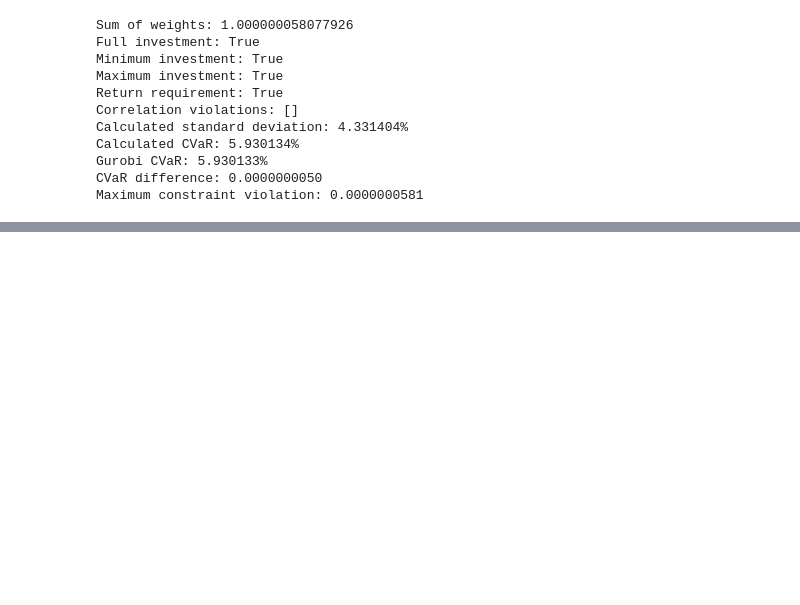
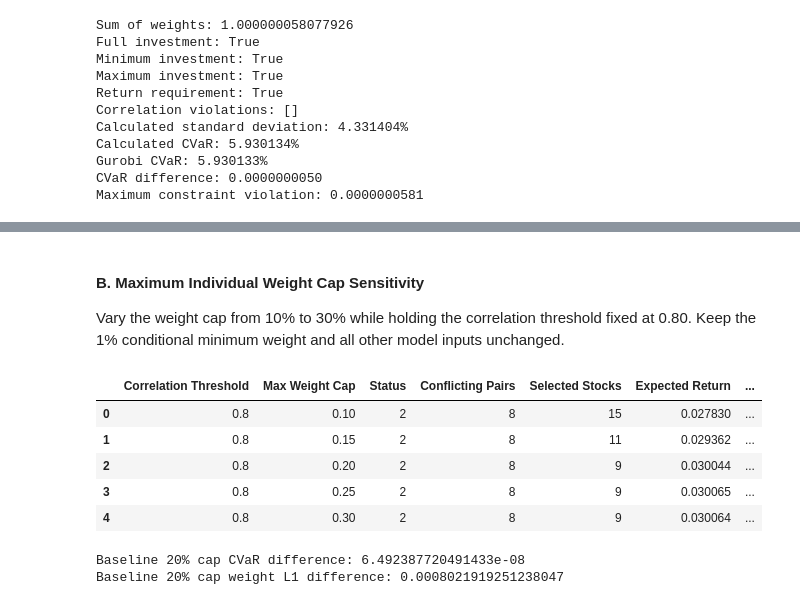
Before and after one commit to ma-benjamin/IEOR4004-Optimization-Project, a Jupyter notebook: model.ipynb, the cells around one changed output, grey strips where cells are left out. Drawn from its saved outputs; the diff is of its cells as text; code cells hidden in the pictures; blank space fills up the shorter version.

```diff
--- a/model.ipynb
+++ b/model.ipynb
@@ -381,0 +490,31 @@ Maximum constraint violation: 0.0000000581
+# %% [markdown]
+#### B. Maximum Individual Weight Cap Sensitivity
+
+Vary the weight cap from 10% to 30% while holding the correlation threshold fixed at 0.80. Keep the 1% conditional minimum weight and all other model inputs unchanged.
+# %%
+caps = [0.10, 0.15, 0.20, 0.25, 0.30]
+cap_rows, cap_weights = [], {}
+for cap in caps:
+    result, new_weights = solve_policy(correlation_threshold=0.80, weight_cap=cap)
+    cap_rows.append(result)
+    cap_weights[cap] = new_weights
+
+cap_df = pd.DataFrame(cap_rows)
+display(cap_df)
+cap_df.to_csv("weight_cap_sensitivity.csv", index=False)
+
+valid_cap = cap_df.dropna(subset=["CVaR"])
+assert np.all(np.diff(valid_cap["CVaR"]) <= 1e-5), "Investigate CVaR monotonicity / solver gaps"
+print("Baseline 20% cap CVaR difference:",
+      abs(float(valid_cap.loc[valid_cap["Max Weight Cap"] == 0.20, "CVaR"].iloc[0]) - m.ObjVal))
+print("Baseline 20% cap weight L1 difference:",
+      np.sum(np.abs(cap_weights[0.20] - np.asarray(w.X))))
+# %% [output]
+|  | Correlation Threshold | Max Weight Cap | Status | Conflicting Pairs | Selected Stocks | Expected Return | ... |
+| 0 | 0.8 | 0.10 | 2 | 8 | 15 | 0.027830 | ... |
+| 1 | 0.8 | 0.15 | 2 | 8 | 11 | 0.029362 | ... |
+| 2 | 0.8 | 0.20 | 2 | 8 | 9 | 0.030044 | ... |
+| 3 | 0.8 | 0.25 | 2 | 8 | 9 | 0.030065 | ... |
+| 4 | 0.8 | 0.30 | 2 | 8 | 9 | 0.030064 | ... |
+Baseline 20% cap CVaR difference: 6.492387720491433e-08
+Baseline 20% cap weight L1 difference: 0.0008021919251238047
```
Also changed, not shown: parts of 11 cells of this notebook.
